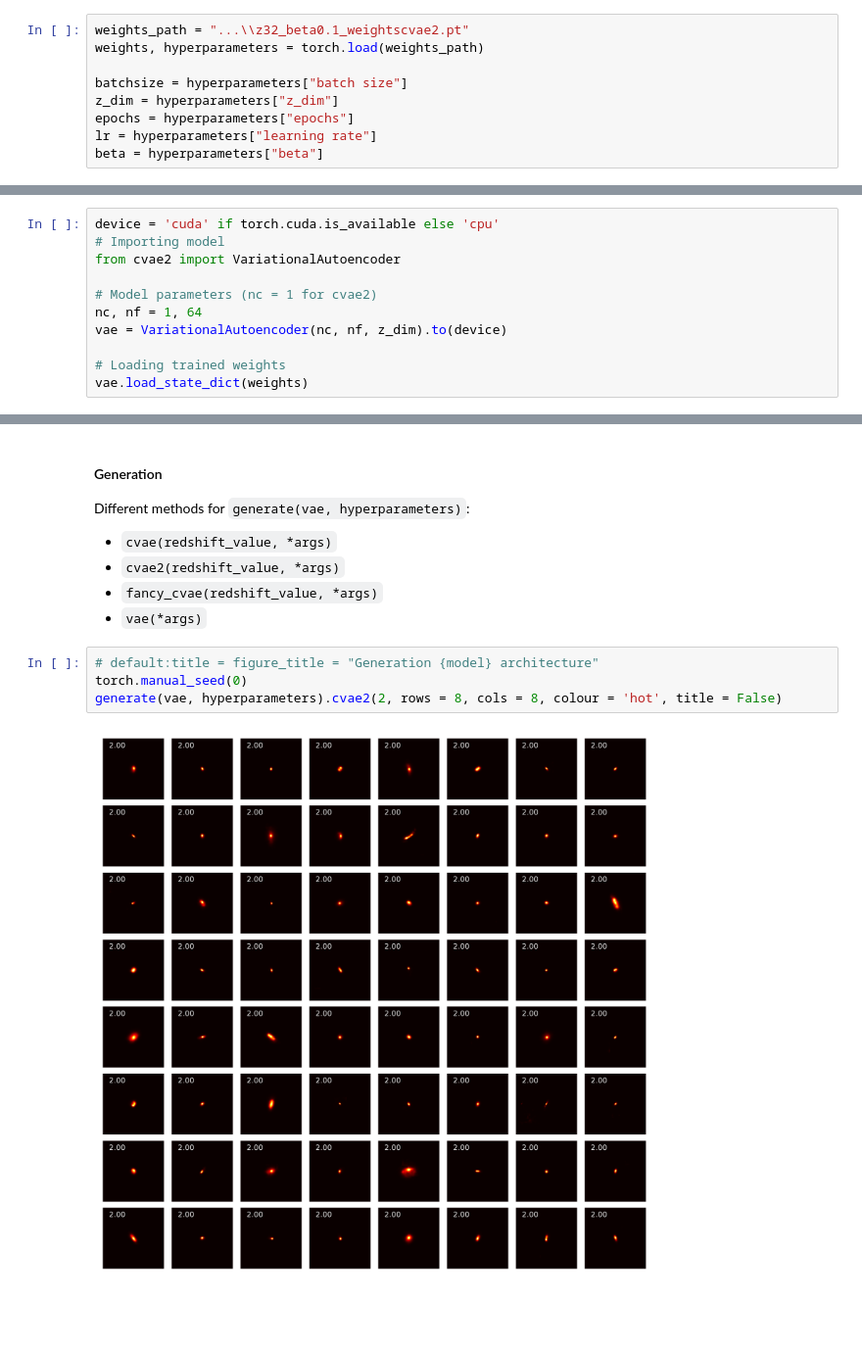
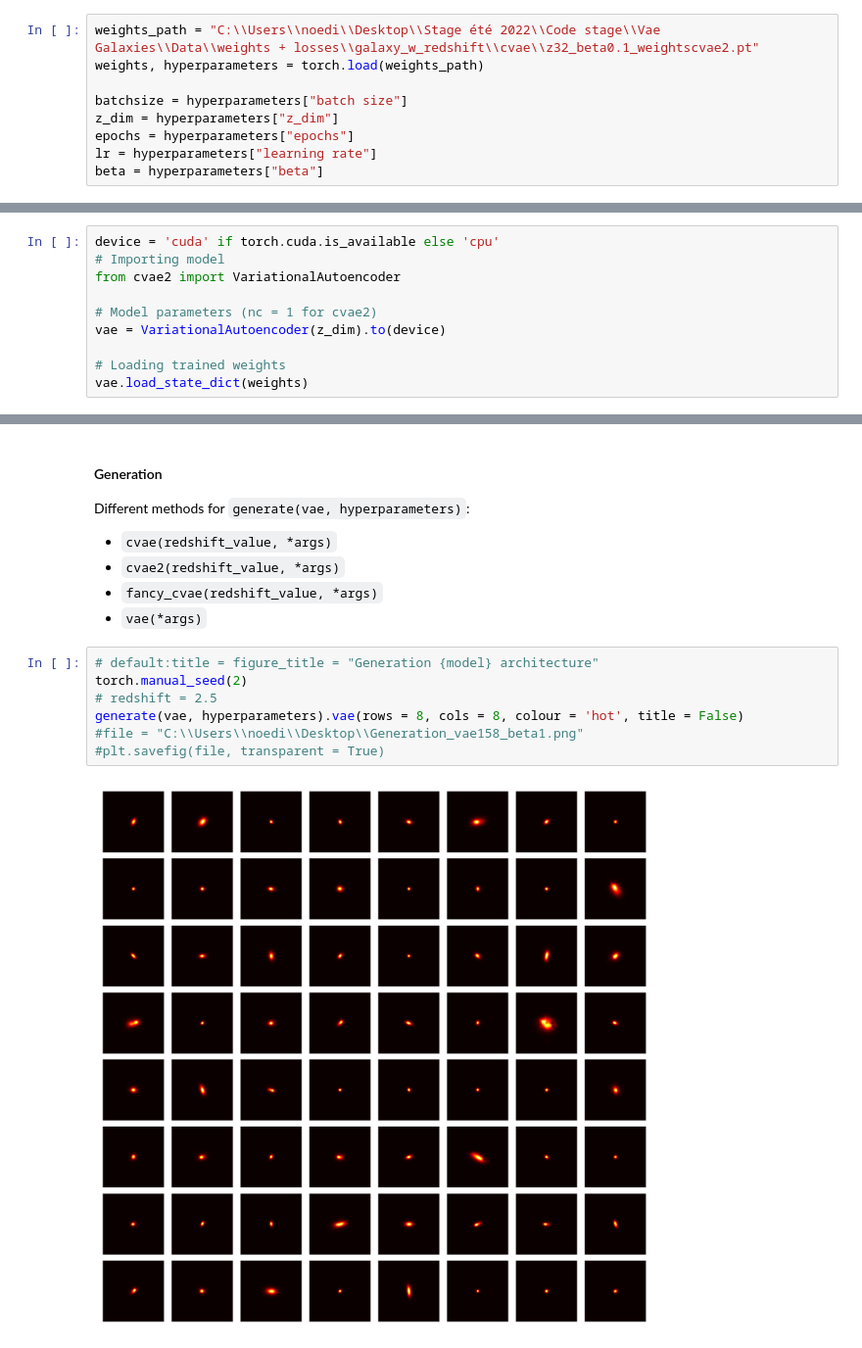
Before and after one commit to EnceladeCandy/Vae-project, a Jupyter notebook: notebooks/Reconstruction+generation.ipynb, the cells around one changed output, grey strips where cells are left out. Shown at 98% size. Saved outputs shown, nothing was run; the diff lists cells and outputs as text; blank space fills up the shorter version.

```diff
--- a/notebooks/Reconstruction+generation.ipynb
+++ b/notebooks/Reconstruction+generation.ipynb
@@ -13,7 +13,7 @@ torch.manual_seed(0)
 # %% [markdown]
 # Importing the hyperparameters and the trained weights
 # %%
-weights_path = "...\\z32_beta0.1_weightscvae2.pt"
+weights_path = "C:\\Users\\noedi\\Desktop\\Stage été 2022\\Code stage\\Vae Galaxies\\Data\\weights + losses\\galaxy_w_redshift\\cvae\\z32_beta0.1_weightscvae2.pt"
 weights, hyperparameters = torch.load(weights_path)
 
 batchsize = hyperparameters["batch size"]
@@ -63,8 +63,7 @@ device = 'cuda' if torch.cuda.is_available else 'cpu'
 from cvae2 import VariationalAutoencoder
 
 # Model parameters (nc = 1 for cvae2)
-nc, nf = 1, 64
-vae = VariationalAutoencoder(nc, nf, z_dim).to(device)
+vae = VariationalAutoencoder(z_dim).to(device)
 
 # Loading trained weights
 vae.load_state_dict(weights)
@@ -100,8 +102,11 @@ Different methods for `generate(vae, hyperparameters)`:
 - `vae(*args)`
 # %%
 # default:title = figure_title = "Generation {model} architecture"
-torch.manual_seed(0)
-generate(vae, hyperparameters).cvae2(2, rows = 8, cols = 8, colour = 'hot', title = False)
+torch.manual_seed(2)
+# redshift = 2.5
+generate(vae, hyperparameters).vae(rows = 8, cols = 8, colour = 'hot', title = False)
+#file = "C:\\Users\\noedi\\Desktop\\Generation_vae158_beta1.png"
+#plt.savefig(file, transparent = True)
 # %% [output]
-[figure, old version]
+[figure, new version]
 # %% [markdown]
```
Also changed, not shown: parts of 7 cells of this notebook, 10 other files.
